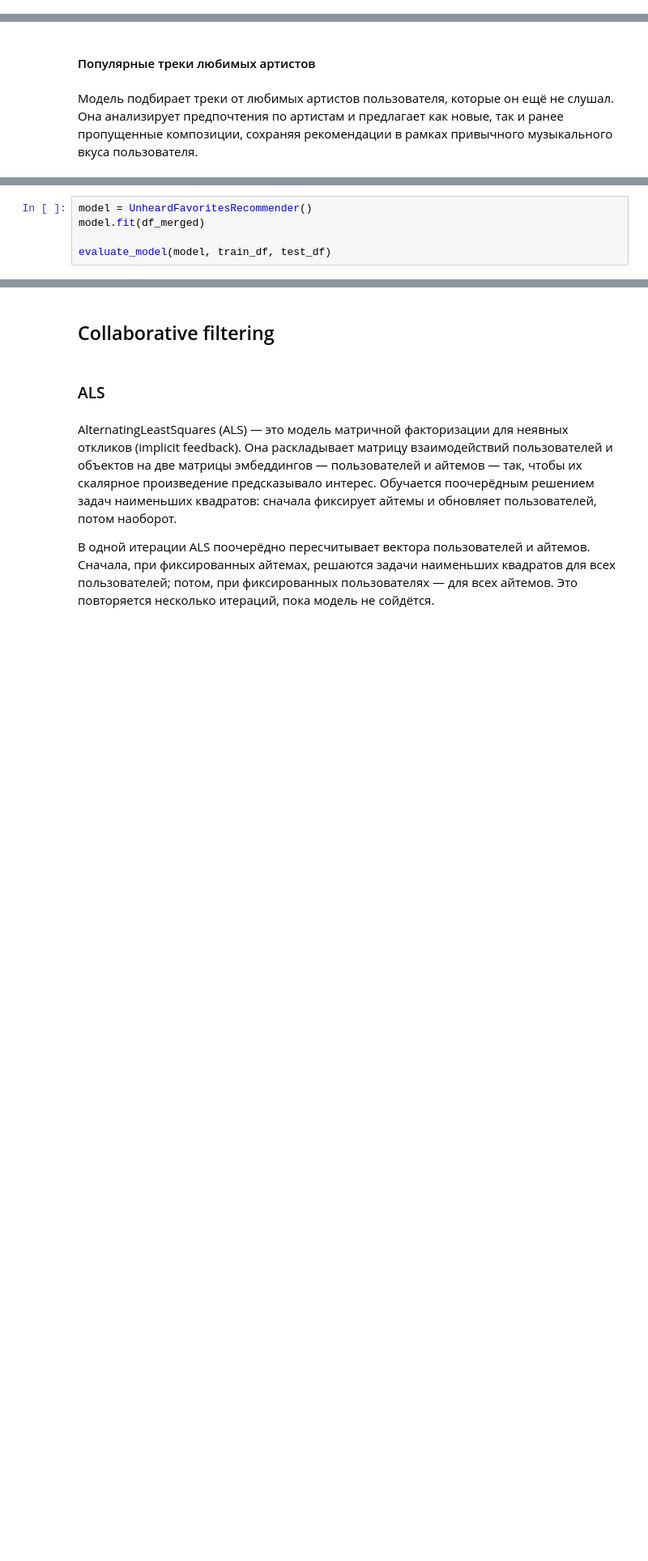
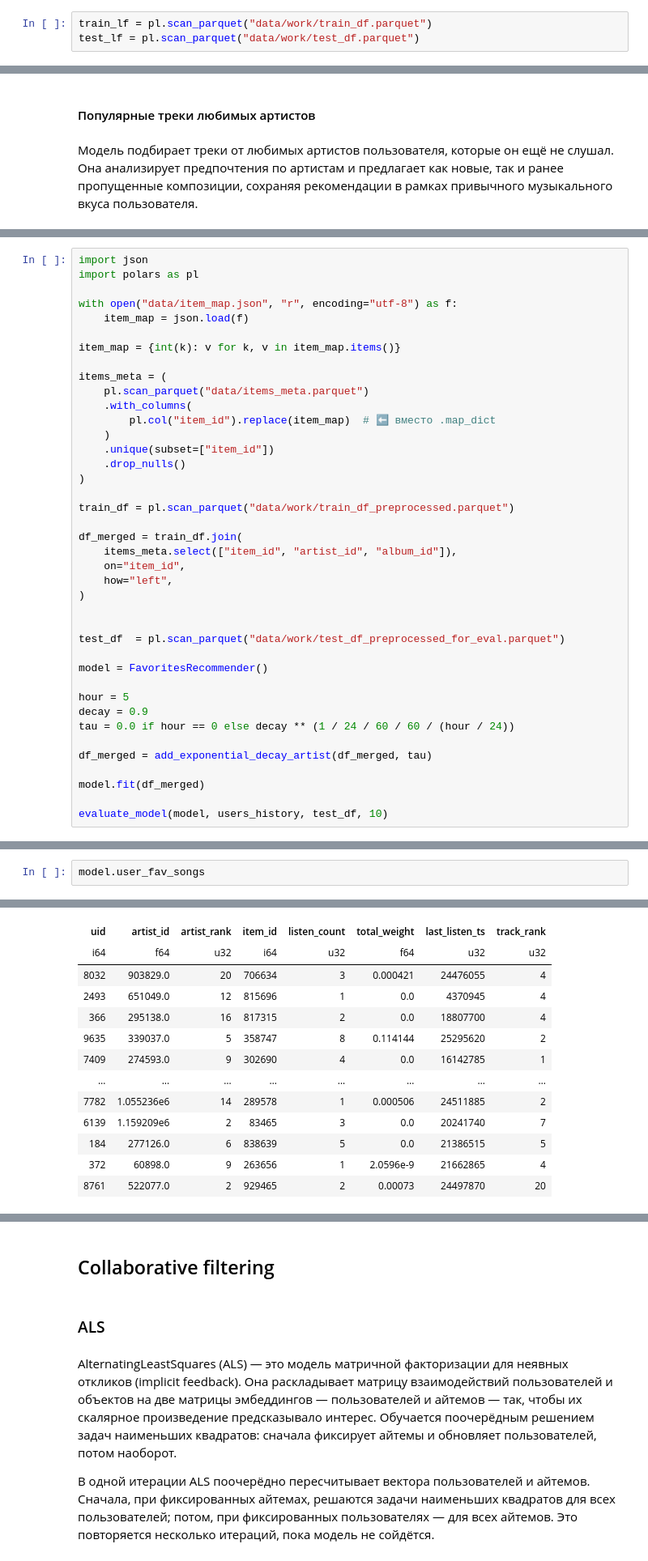
Before and after one commit to Nastasy822/music-recommendation-experiments, a Jupyter notebook: pipline.ipynb, the cells around one changed output, grey strips where cells are left out. Shown: that part at 81% size. Drawn from its saved outputs; the diff is of its cells as text; blank space fills up the shorter version.

```diff
--- a/pipline.ipynb
+++ b/pipline.ipynb
@@ -105,0 +75,3 @@ test_df_listen= None
+# %%
+train_lf = pl.scan_parquet("data/work/train_df.parquet")
+test_lf = pl.scan_parquet("data/work/test_df.parquet")
@@ -143,6 +375,41 @@ Mean NDCG@10: 0.013812756478449316
 # %%
-model = UnheardFavoritesRecommender()
+import json
+import polars as pl
+
+with open("data/item_map.json", "r", encoding="utf-8") as f:
+    item_map = json.load(f)
+
+item_map = {int(k): v for k, v in item_map.items()}
+
+items_meta = (
+    pl.scan_parquet("data/items_meta.parquet")
+    .with_columns(
+        pl.col("item_id").replace(item_map)  # ⬅ вместо .map_dict
+    )
+    .unique(subset=["item_id"])
+    .drop_nulls()
+)
+
+train_df = pl.scan_parquet("data/work/train_df_preprocessed.parquet")
+
+df_merged = train_df.join(
+    items_meta.select(["item_id", "artist_id", "album_id"]),
+    on="item_id",
+    how="left",
+)
+
+
+test_df  = pl.scan_parquet("data/work/test_df_preprocessed_for_eval.parquet")
+
+model = FavoritesRecommender()
+
+hour = 5
+decay = 0.9
+tau = 0.0 if hour == 0 else decay ** (1 / 24 / 60 / 60 / (hour / 24))
+
+df_merged = add_exponential_decay_artist(df_merged, tau)
+
 model.fit(df_merged)
 
-evaluate_model(model, train_df, test_df)
+evaluate_model(model, users_history, test_df, 10)
 # %% [output]
@@ -162,0 +425,3 @@ Mean NDCG@10: 0.016498666560238358
+# %%
+model.user_fav_songs
+# %% [output]
@@ -163 +429,14 @@ Mean NDCG@10: 0.016498666560238358
+| uid | artist_id | artist_rank | item_id | listen_count | total_weight | last_listen_ts | track_rank |
+| i64 | f64 | u32 | i64 | u32 | f64 | u32 | u32 |
+| 8032 | 903829.0 | 20 | 706634 | 3 | 0.000421 | 24476055 | 4 |
+| 2493 | 651049.0 | 12 | 815696 | 1 | 0.0 | 4370945 | 4 |
+| 366 | 295138.0 | 16 | 817315 | 2 | 0.0 | 18807700 | 4 |
+| 9635 | 339037.0 | 5 | 358747 | 8 | 0.114144 | 25295620 | 2 |
+| 7409 | 274593.0 | 9 | 302690 | 4 | 0.0 | 16142785 | 1 |
+| … | … | … | … | … | … | … | … |
+| 7782 | 1.055236e6 | 14 | 289578 | 1 | 0.000506 | 24511885 | 2 |
+| 6139 | 1.159209e6 | 2 | 83465 | 3 | 0.0 | 20241740 | 7 |
+| 184 | 277126.0 | 6 | 838639 | 5 | 0.0 | 21386515 | 5 |
+| 372 | 60898.0 | 9 | 263656 | 1 | 2.0596e-9 | 21662865 | 4 |
+| 8761 | 522077.0 | 2 | 929465 | 2 | 0.00073 | 24497870 | 20 |
 # %% [markdown]
```
Also changed, not shown: parts of 85 cells of this notebook, 19 other files.
